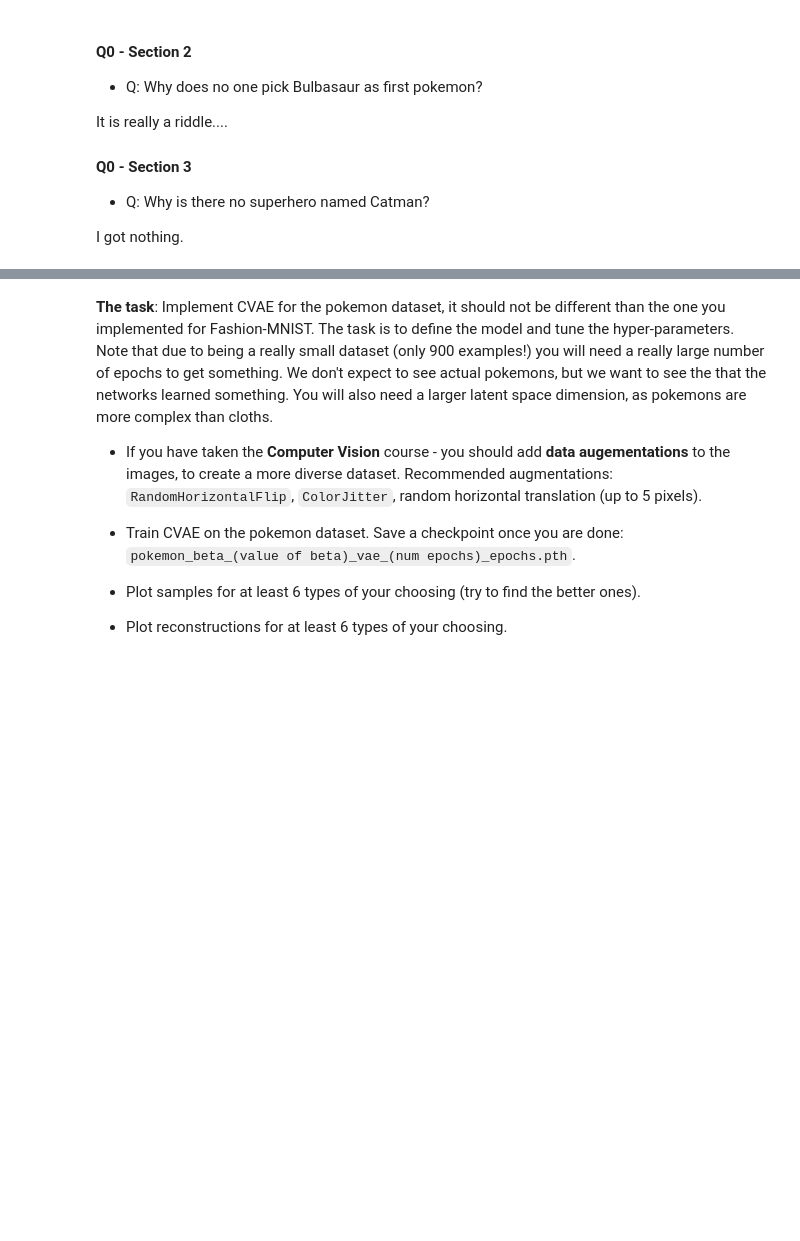
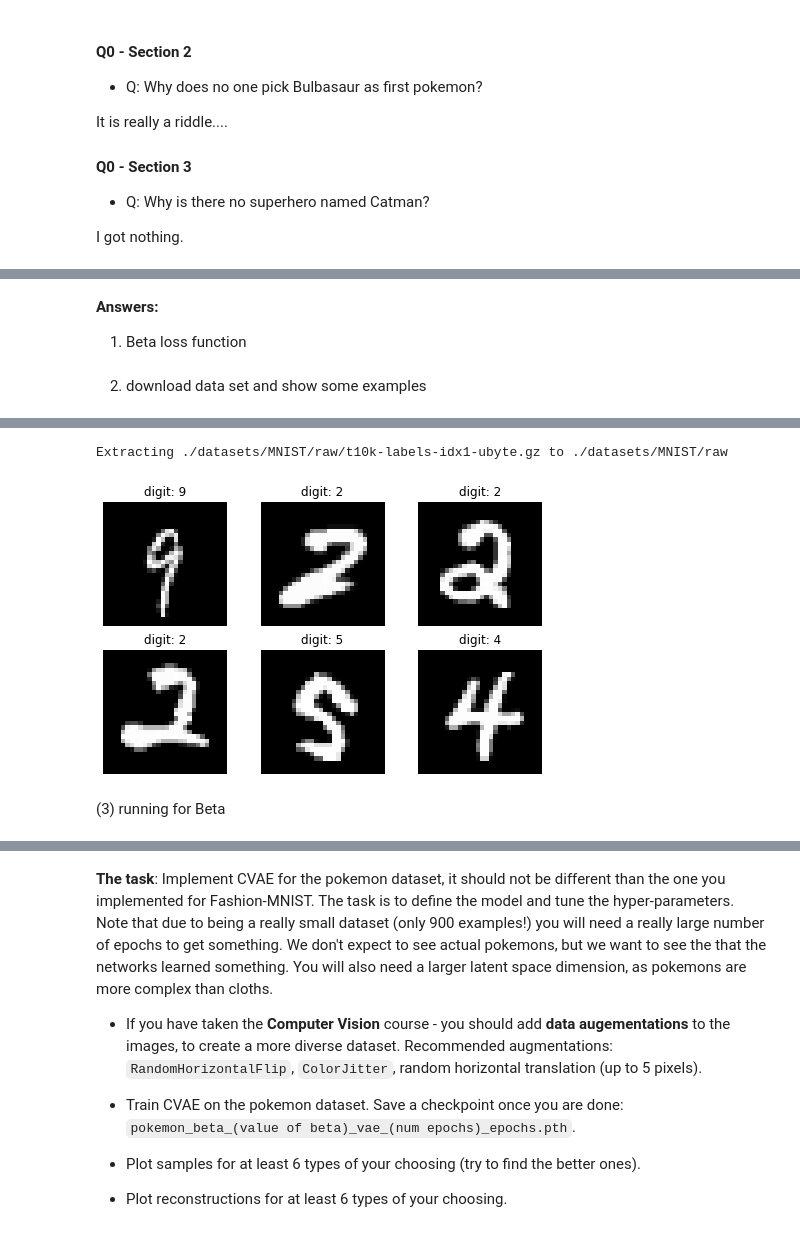
Before and after one commit to mrobotov/HW, a Jupyter notebook: ee046202_wet_2_deep_vae_clustering.ipynb, the cells around one changed output, grey strips where cells are left out. Saved outputs shown, nothing was run; the diff lists cells and outputs as text; code cells hidden in the pictures; blank space fills up the shorter version.

```diff
--- a/ee046202_wet_2_deep_vae_clustering.ipynb
+++ b/ee046202_wet_2_deep_vae_clustering.ipynb
@@ -299,0 +298,4 @@ The tasks:
+# %% [markdown]
+**Answers:**
+
+1) Beta loss function
@@ -299,0 +329,20 @@ The tasks:
+# %% [markdown]
+
+2) download data set and show some examples
+# %%
+# your code here - you can use as many cells as you need
+transform = torchvision.transforms.ToTensor()
+train_data = torchvision.datasets.MNIST('./datasets/', train=True, transform=transform,
+ target_transform=None, download=True)
+test_data = torchvision.datasets.MNIST('./datasets/', train=False, transform=transform,
+ target_transform=None, download=True)
+sample_dataloader = DataLoader(train_data, batch_size=6, shuffle=True, drop_last=True)
+fig = plt.figure(figsize=(8 ,5))
+samples, labels = next(iter(sample_dataloader))
+for i in range(samples.size(0)):
+ ax = fig.add_subplot(2, 3, i + 1)
+ ax.imshow(samples[i][0, :, :].data.cpu().numpy(), cmap='gray')
+ title = "digit: " + str(labels[i].data.cpu().item())
+ ax.set_title(title)
+ ax.set_axis_off()
+# %% [output]
@@ -299,0 +363,4 @@ The tasks:
+Extracting ./datasets/MNIST/raw/t10k-labels-idx1-ubyte.gz to ./datasets/MNIST/raw
+[figure, added]
+# %% [markdown]
+(3) running for Beta
```
Also changed, not shown: parts of 5 cells of this notebook.
